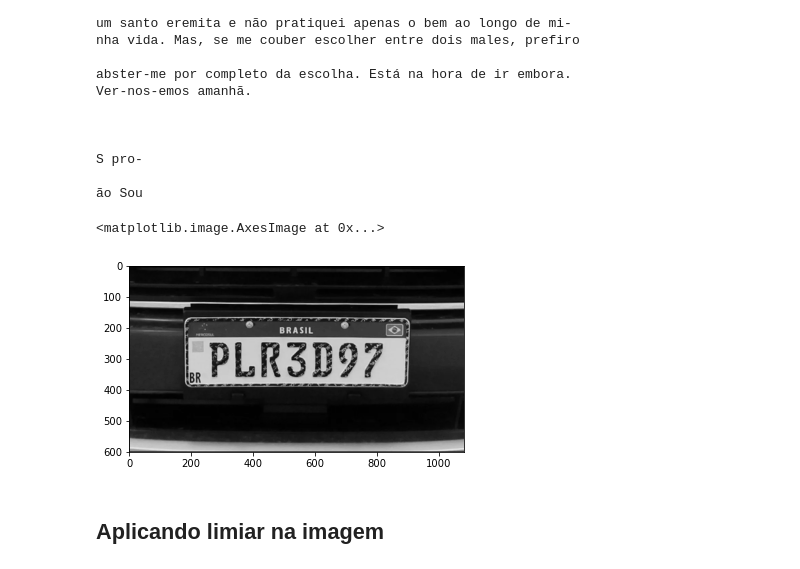
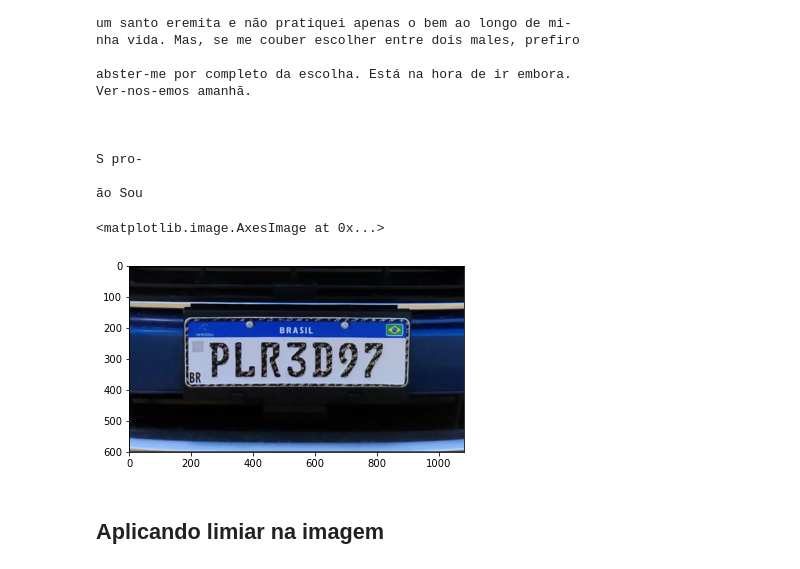
Before and after one commit to joaobizzo/license_plate_recognizer, a Jupyter notebook: license_plate_recognizer.ipynb, the cells around one changed output. Drawn from its saved outputs; the diff is of its cells as text; code cells hidden in the pictures.

```diff
--- a/license_plate_recognizer.ipynb
+++ b/license_plate_recognizer.ipynb
@@ -48,8 +48,8 @@ S pro-
 ão Sou
 # %%
 imagem = cv2.imread('imagens/placa_carro1.png')
-imagem = cv2.cvtColor(imagem, cv2.COLOR_BGR2GRAY)
-plt.imshow(imagem, cmap='gray')
+imagem = cv2.cvtColor(imagem, cv2.COLOR_BGR2RGB)
+plt.imshow(imagem)
 # %% [output]
 <matplotlib.image.AxesImage at 0x...>
-[figure, old version]
+[figure, new version]
```
Also changed, not shown: parts of 37 cells of this notebook.
